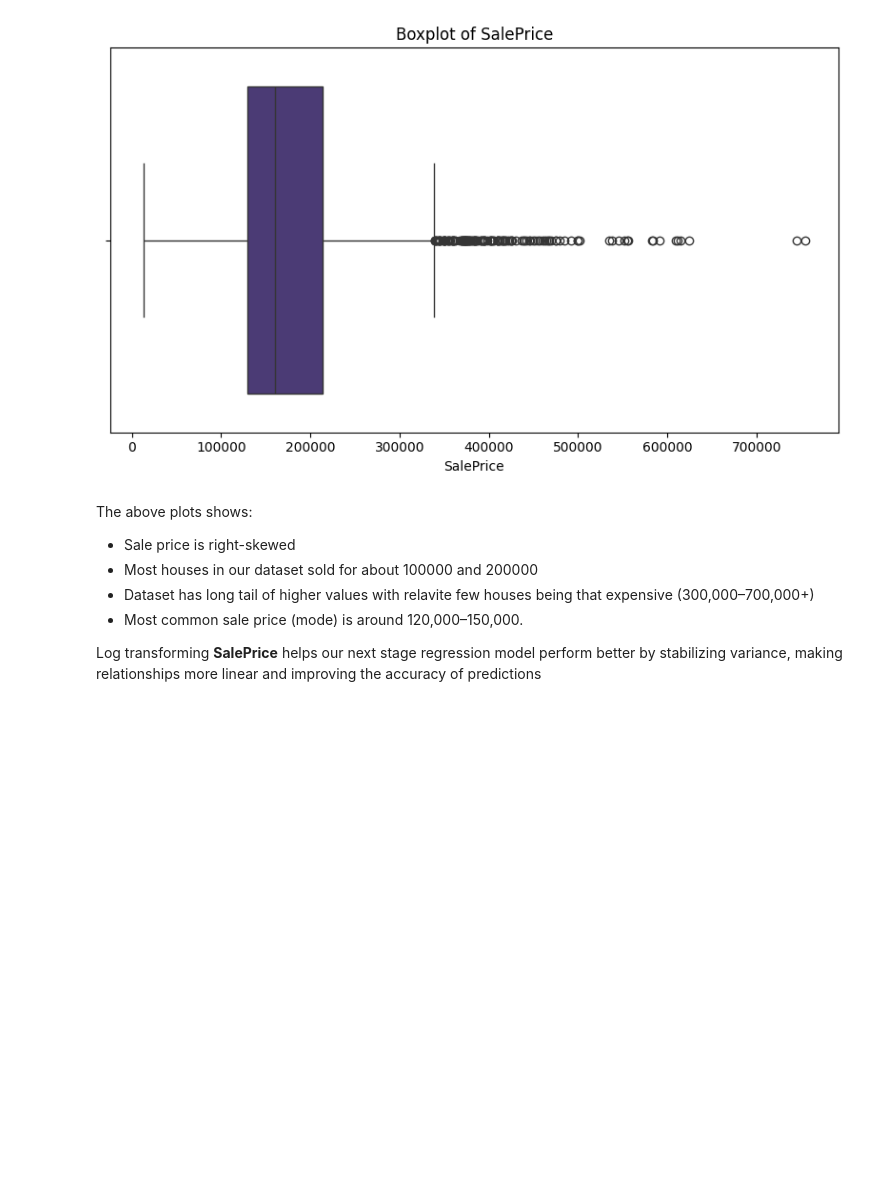
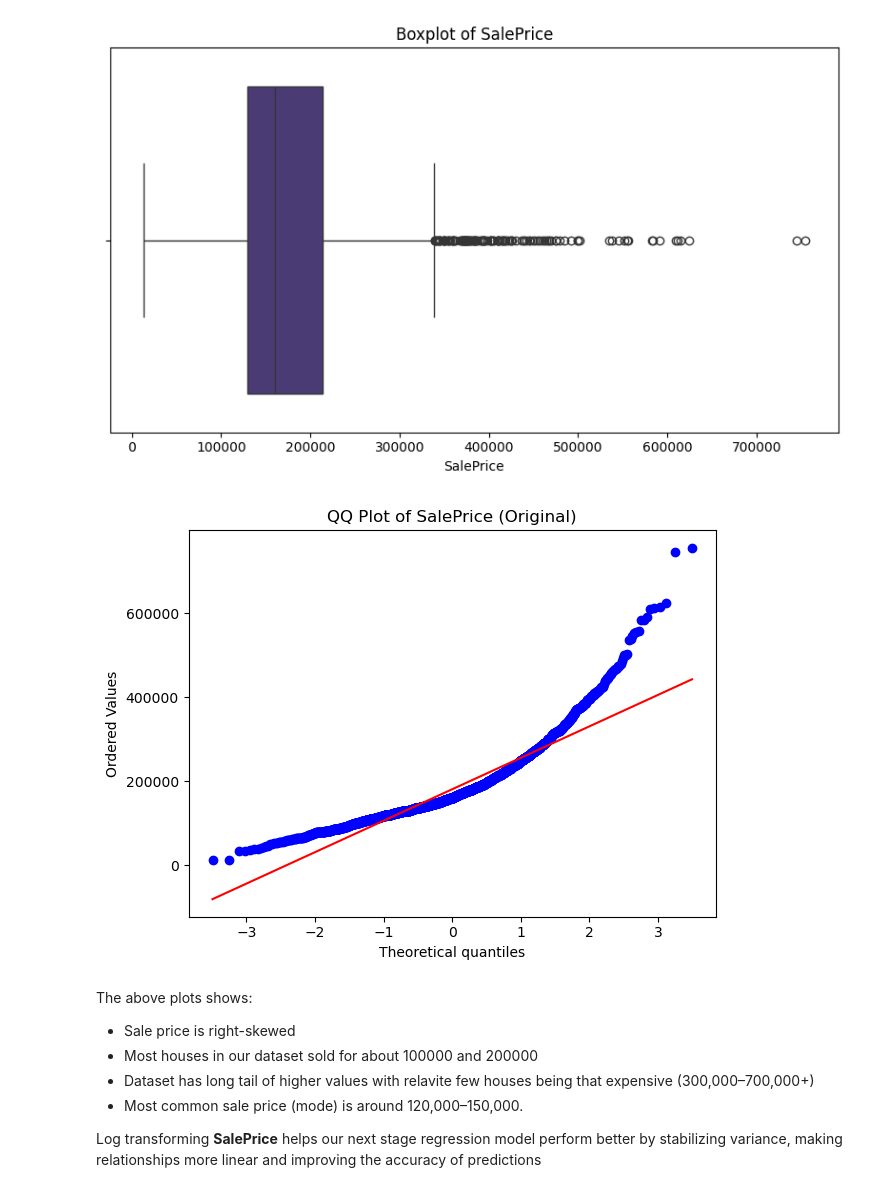
Before and after one commit to i-demetriou/dsc510-group-project, a Jupyter notebook: dsc510.theofanous.alexandrou.demetriou.ipynb, the cells around one changed output. Drawn from its saved outputs; the diff is of its cells as text; code cells hidden in the pictures; blank space fills up the shorter version.

Commit message:
Continue exploratory data analysis — add new graphs and interpretive comments

```diff
--- a/dsc510.theofanous.alexandrou.demetriou.ipynb
+++ b/dsc510.theofanous.alexandrou.demetriou.ipynb
@@ -787,6 +787,21 @@ plt.tight_layout()
 plt.show()
 # %% [output]
 [figure]
+# %%
+saleprice = df['SalePrice']
+
+plt.plot(1,2,1)
+stats.probplot(saleprice, dist="norm", plot=plt)
+plt.title("QQ Plot of SalePrice (Original)")
+
+# plt.subplot(1,2,2)
+# stats.probplot(np.log1p(saleprice), dist="norm", plot=plt)
+# plt.title("QQ Plot of Log(SalePrice)")
+
+plt.tight_layout()
+plt.show()
+# %% [output]
+[figure, added]
 # %% [markdown]
 The above plots shows:
 - Sale price is right-skewed
```
Also changed, not shown: parts of 24 cells of this notebook.
